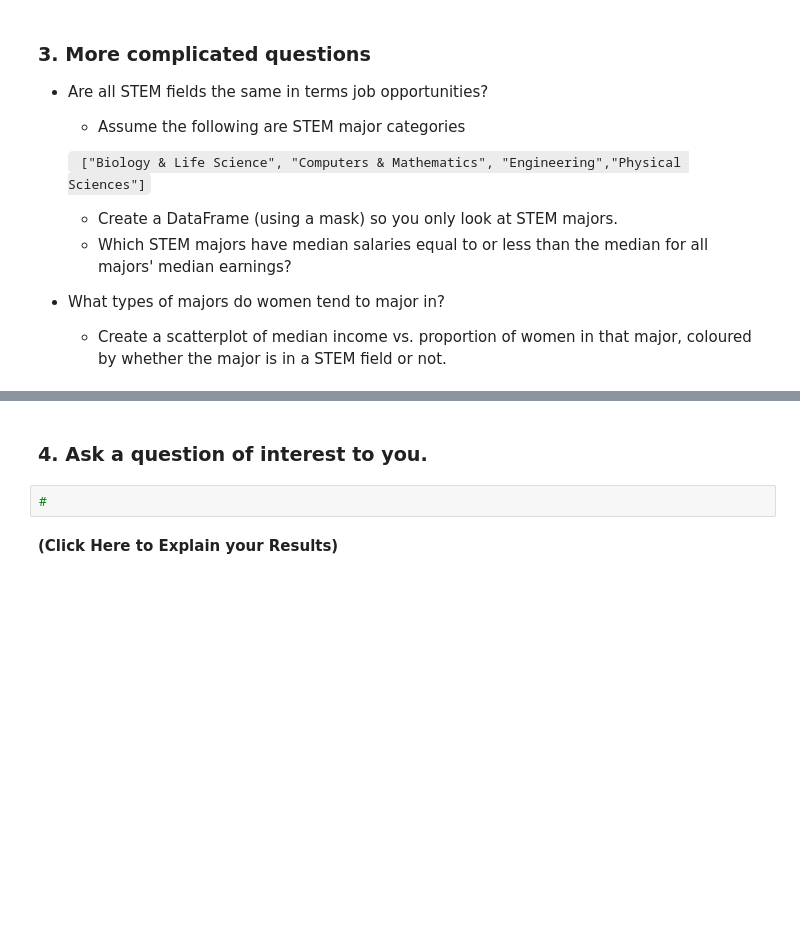
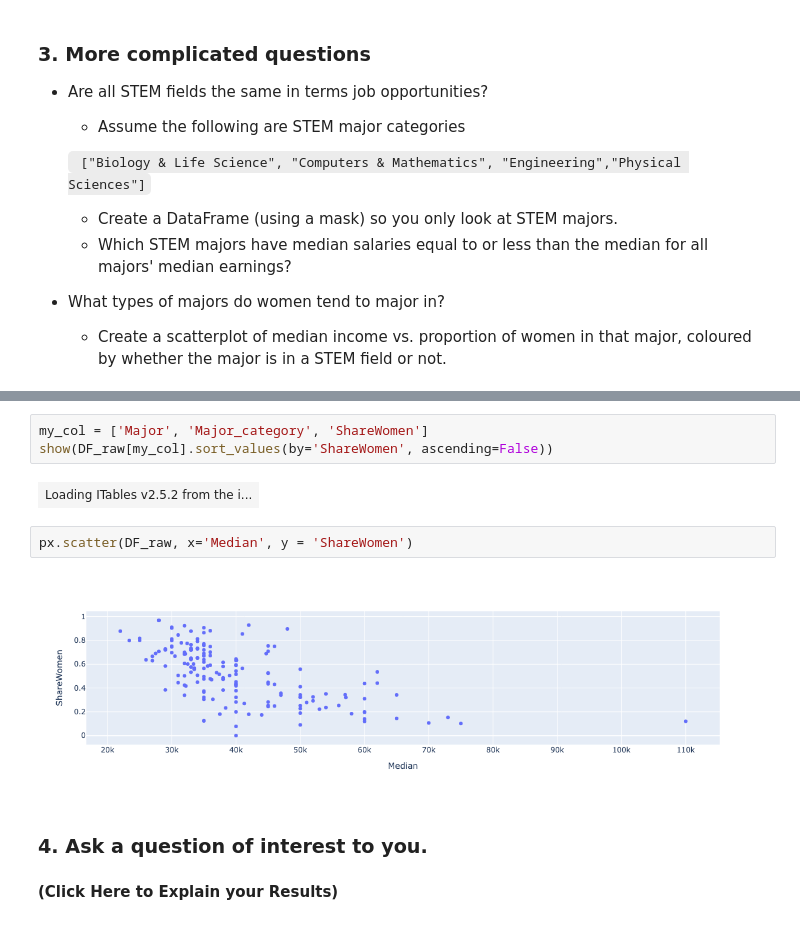
Before and after one commit to DCard2512/DATA101_Diego_Cardenas_Code, a Jupyter notebook: Day7/Day7-HW.ipynb, the cells around one changed output, grey strips where cells are left out. Drawn from its saved outputs; the diff is of its cells as text; blank space fills up the shorter version.

```diff
--- a/Day7/Day7-HW.ipynb
+++ b/Day7/Day7-HW.ipynb
@@ -333,6 +407,13 @@ DF_raw[my_columns].groupby('Major_category').mean()
+# %%
+my_col = ['Major', 'Major_category', 'ShareWomen']
+show(DF_raw[my_col].sort_values(by='ShareWomen', ascending=False))
+# %% [output]
+| Loading ITables v2.5.2 from the i... |
+# %%
+px.scatter(DF_raw, x='Median', y = 'ShareWomen')
+# %% [output]
+[figure, added]
 # %% [markdown]
 ### 4. Ask a question of interest to you.
-# %%
-#
 # %% [markdown]
 **(Click Here to Explain your Results)**
```
Also changed, not shown: parts of 20 cells of this notebook, 1 other file.
